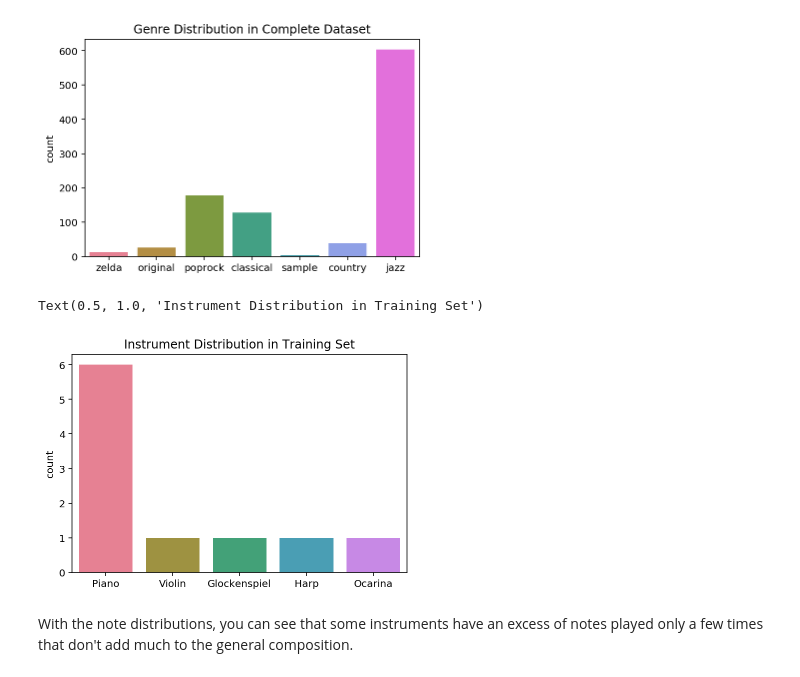
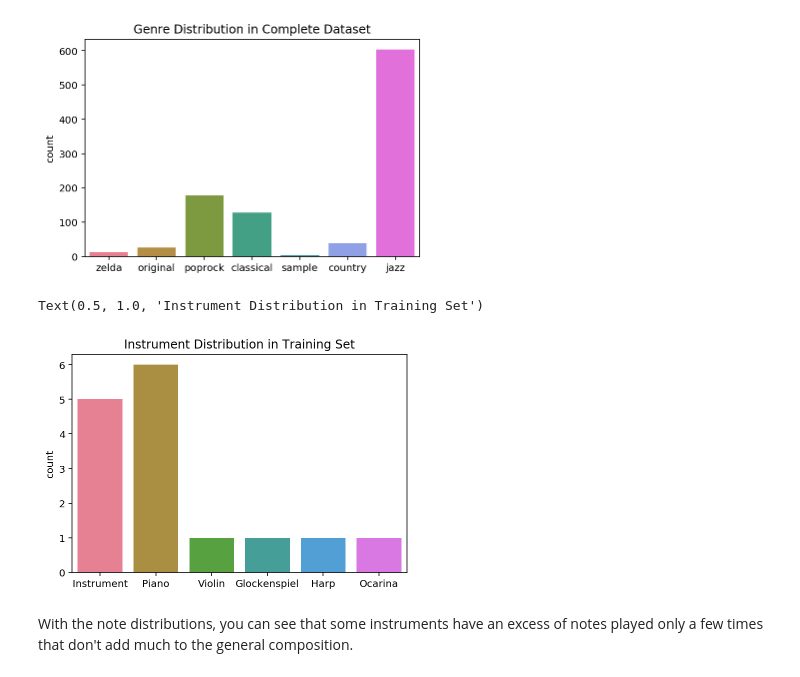
Before and after one commit to NoDevicesFound/ML-Project, a Jupyter notebook: Music_GAN.ipynb, the cells around one changed output. Drawn from its saved outputs; the diff is of its cells as text; code cells hidden in the pictures.

Commit message:
Fix instruments

```diff
--- a/Music_GAN.ipynb
+++ b/Music_GAN.ipynb
@@ -41,20 +41,18 @@ def import_midi(midi_file, verbose=VERBOSE):
     notes_to_parse = []
 
     for part in midi_parts.parts:
-        # only use instruments we want
-        if (str(part.getInstrument()) != ''):
-            notes[str(part.getInstrument())] = []
-            notes_to_parse = part.recurse()
+        notes[part.getInstrument().__class__] = []
+        notes_to_parse = part.recurse()
 
-            # finding whether a particular element is note or a chord
-            for element in notes_to_parse:
-                #note
-                if isinstance(element, note.Note):
-                    notes[str(part.getInstrument())].append(str(element.pitch))
+        # finding whether a particular element is note or a chord
+        for element in notes_to_parse:
+            #note
+            if isinstance(element, note.Note):
+                notes[part.getInstrument().__class__].append(str(element.pitch))
 
-                #chord
-                elif isinstance(element, chord.Chord):
-                    notes[str(part.getInstrument())].append('.'.join(str(n.pitch) for n in element))
+            #chord
+            elif isinstance(element, chord.Chord):
+                notes[part.getInstrument().__class__].append('.'.join(str(n.pitch) for n in element))
 
     # remove any empty instruments
     notes = {k: np.array(v) for k, v in notes.items() if v}
@@ -124,15 +122,15 @@ Text(0.5, 1.0, 'Genre Distribution in Complete Dataset')
 # %%
 # graph instrument distribution in training data
 instruments = []
 for song in songs:
     for instrument in song.keys():
-        instruments.append(instrument)
+        instruments.append(str(instrument).split('.')[2][:-2])
 
 sns.countplot(instruments, palette=PALETTE)
 plt.title('Instrument Distribution in Training Set')
 # %% [output]
 Text(0.5, 1.0, 'Instrument Distribution in Training Set')
-[figure, old version]
+[figure, new version]
 # %%
 # graph note distribution in one song
 def plot_notes_per_instrument(song, song_name):
```
Also changed, not shown: parts of 7 cells of this notebook.
